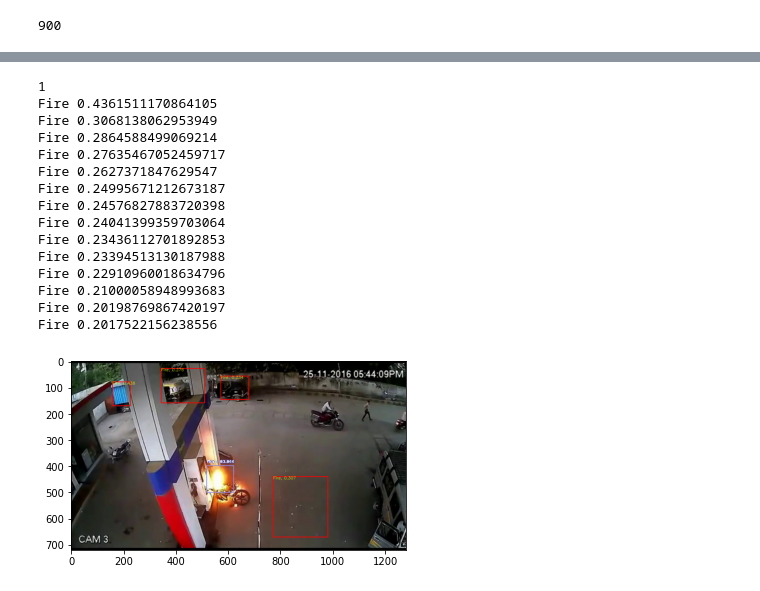
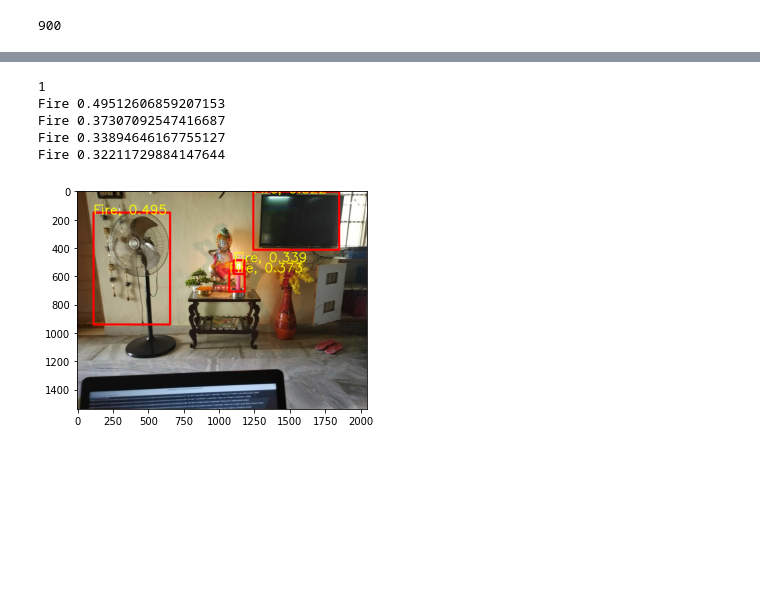
Before and after one commit to papasanimohansrinivas/efficientdet_fire_detection, a Jupyter notebook: Welcome_to_Colaboratory (5).ipynb, the cells around one changed output, grey strips where cells are left out. Drawn from its saved outputs; the diff is of its cells as text; code cells hidden in the pictures; blank space fills up the shorter version.

```diff
--- a/Welcome_to_Colaboratory (5).ipynb
+++ b/Welcome_to_Colaboratory (5).ipynb
@@ -226,18 +231,26 @@ import numpy as np
 from efficientdet.utils import BBoxTransform, ClipBoxes
 from utils.utils import preprocess, invert_affine, postprocess
 
-compound_coef = 4
-force_input_size = 1920  # set None to use default size
-img_path = 'datasets/detr_dataset/val2017/img_(14).jpg'
-img_path = '/content/Yet-Another-EfficientDet-Pytorch/145.jpg'
-#img_path ='/content/Yet-Another-EfficientDet-Pytorch/pic_(96).jpg'
-#img_path = '/content/Yet-Another-EfficientDet-Pytorch/08_08_2020_2.jpg'
-#img_path ='/content/Yet-Another-EfficientDet-Pytorch/13.jpg'
+compound_coef = 2
+force_input_size = None  # set None to use default size
+# img_path = 'datasets/detr_dataset/val2017/img_(14).jpg'
+# img_path = '/content/Yet-Another-EfficientDet-Pytorch/145.jpg'
+# img_path ='/content/Yet-Another-EfficientDet-Pytorch/pic_(96).jpg'
+img_path = '/content/Yet-Another-EfficientDet-Pytorch/08_08_2020_2.jpg'
+# img_path ='/content/Yet-Another-EfficientDet-Pytorch/13.jpg'
 # img_path = '/content/Yet-Another-EfficientDet-Pytorch/34.jpg'
 # img_path = '/content/Yet-Another-EfficientDet-Pytorch/output000001.jpeg'
-
-threshold = 0.2
-iou_threshold = 0.2
+# img_path = '/content/Yet-Another-EfficientDet-Pytorch/08_08_2020_2.jpg'
+# img_path = '/content/Yet-Another-EfficientDet-Pytorch/10.jpg'
+# img_path = '/content/Yet-Another-EfficientDet-Pytorch/3 (2).jpg'
+# img_path = '/content/Yet-Another-EfficientDet-Pytorch/1-detected.jpg'
+# img_path = '/content/Yet-Another-EfficientDet-Pytorch/30.jpg'
+# img_path = '/content/Yet-Another-EfficientDet-Pytorch/56.jpg'
+# img_path = '/content/Yet-Another-EfficientDet-Pytorch/23.jpg'
+# img_path ='/content/Yet-Another-EfficientDet-Pytorch/output000011.jpeg'
+# img_path = '/content/Yet-Another-EfficientDet-Pytorch/68.jpg'
+threshold = 0.3
+iou_threshold = 0.3
 
 
 use_cuda = False
@@ -262,10 +275,10 @@ x = x.to(torch.float32 if not use_float16 else torch.float16).permute(0, 3, 1, 2
 model = EfficientDetBackbone(compound_coef=compound_coef, num_classes=len(obj_list),
 
                              # replace this part with your project's anchor config
-                             ratios=[(1.0, 1.0), (1.4, 0.7), (0.7, 1.4)],
+                             ratios=[(0.8, 1.2), (1.0, 1.0), (1.3, 0.8)],
                              scales=[2 ** 0, 2 ** (1.0 / 3.0), 2 ** (2.0 / 3.0)])
 
-model.load_state_dict(torch.load('logs/detr_dataset/'+'efficientdet-d4_159_3500.pth'))
+model.load_state_dict(torch.load('logs/detr_dataset/'+'efficientdet-d2_249_3000.pth'))
 model.requires_grad_(False)
 model.eval()
 
@@ -273,50 +286,41 @@ if use_cuda:
     model = model.cuda()
 if use_float16:
     model = model.half()
 
 with torch.no_grad():
     features, regression, classification, anchors = model(x)
 
     regressBoxes = BBoxTransform()
     clipBoxes = ClipBoxes()
 
     out = postprocess(x,
                       anchors, regression, classification,
                       regressBoxes, clipBoxes,
                       threshold, iou_threshold)
 
 out = invert_affine(framed_metas, out)
 
 for i in range(len(ori_imgs)):
     if len(out[i]['rois']) == 0:
         continue
     ori_imgs[i] = ori_imgs[i].copy()
     for j in range(len(out[i]['rois'])):
         (x1, y1, x2, y2) = out[i]['rois'][j].astype(np.int)
-        cv2.rectangle(ori_imgs[i], (x1, y1), (x2, y2), (255, 0, 0), 2)
+
         obj = obj_list[out[i]['class_ids'][j]]
         score = float(out[i]['scores'][j])
         print(obj,score)
-        # if score>0.55:
+        # if score>0.20:
+        cv2.rectangle(ori_imgs[i], (x1, y1), (x2, y2), (255, 0, 0), 13)
         cv2.putText(ori_imgs[i], '{}, {:.3f}'.format(obj, score),
-                    (x1, y1 + 10), cv2.FONT_HERSHEY_SIMPLEX, 0.5,
-                    (255, 255, 0), 1)
+                    (x1, y1 + 10), cv2.FONT_HERSHEY_SIMPLEX, 3,
+                    (255, 255, 0), 6)
         plt.imshow(ori_imgs[i])
 # %% [output]
 1
-Fire 0.4361511170864105
-Fire 0.3068138062953949
-Fire 0.2864588499069214
-Fire 0.27635467052459717
-Fire 0.2627371847629547
-Fire 0.24995671212673187
-Fire 0.24576827883720398
-Fire 0.24041399359703064
-Fire 0.23436112701892853
-Fire 0.23394513130187988
-Fire 0.22910960018634796
-Fire 0.21000058948993683
-Fire 0.20198769867420197
-Fire 0.2017522156238556
+Fire 0.49512606859207153
+Fire 0.37307092547416687
+Fire 0.33894646167755127
+Fire 0.32211729884147644
-[figure, old version]
+[figure, new version]
 # %%
```
Also changed, not shown: parts of 7 cells of this notebook.
